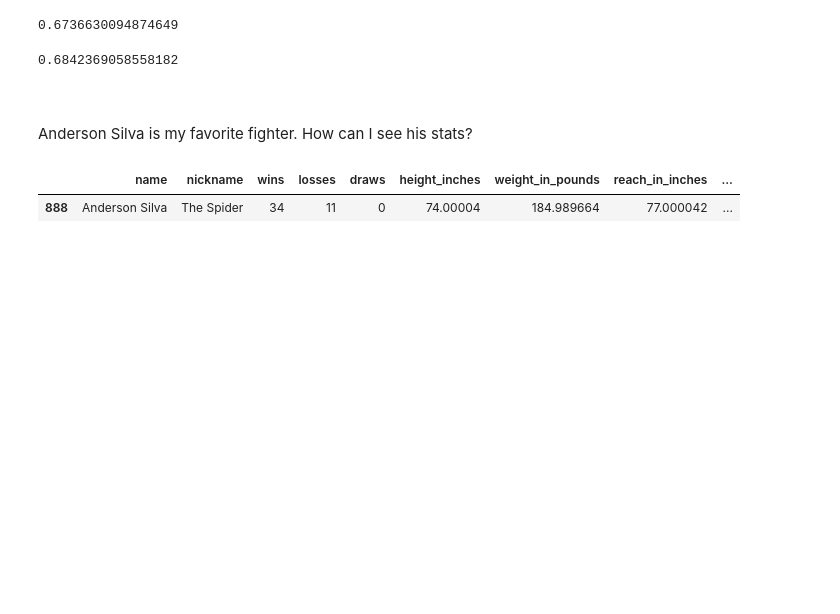
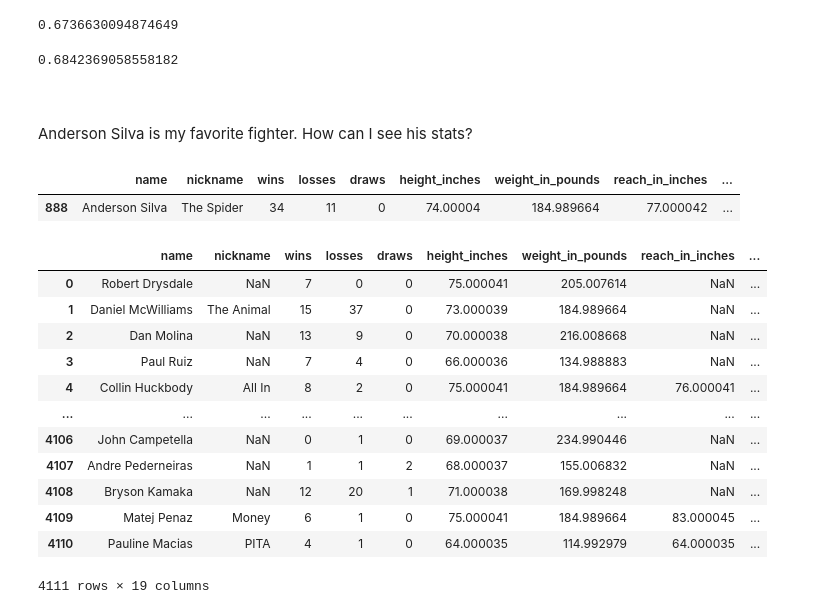
Before and after one commit to AlexShepherd/UFC-Data-Analysis, a Jupyter notebook: UFCProject.ipynb, the cells around one changed output. Saved outputs shown, nothing was run; the diff lists cells and outputs as text; code cells hidden in the pictures; blank space fills up the shorter version.

```diff
--- a/UFCProject.ipynb
+++ b/UFCProject.ipynb
@@ -186,0 +229,17 @@ data.loc[data['name'] == "Anderson Silva"]
+# %%
+# Display the DataFrame with the new 'weight_division' column
+data
+# %% [output]
+|  | name | nickname | wins | losses | draws | height_inches | weight_in_pounds | reach_in_inches | ... |
+| 0 | Robert Drysdale | NaN | 7 | 0 | 0 | 75.000041 | 205.007614 | NaN | ... |
+| 1 | Daniel McWilliams | The Animal | 15 | 37 | 0 | 73.000039 | 184.989664 | NaN | ... |
+| 2 | Dan Molina | NaN | 13 | 9 | 0 | 70.000038 | 216.008668 | NaN | ... |
+| 3 | Paul Ruiz | NaN | 7 | 4 | 0 | 66.000036 | 134.988883 | NaN | ... |
+| 4 | Collin Huckbody | All In | 8 | 2 | 0 | 75.000041 | 184.989664 | 76.000041 | ... |
+| ... | ... | ... | ... | ... | ... | ... | ... | ... | ... |
+| 4106 | John Campetella | NaN | 0 | 1 | 0 | 69.000037 | 234.990446 | NaN | ... |
+| 4107 | Andre Pederneiras | NaN | 1 | 1 | 2 | 68.000037 | 155.006832 | NaN | ... |
+| 4108 | Bryson Kamaka | NaN | 12 | 20 | 1 | 71.000038 | 169.998248 | NaN | ... |
+| 4109 | Matej Penaz | Money | 6 | 1 | 0 | 75.000041 | 184.989664 | 83.000045 | ... |
+| 4110 | Pauline Macias | PITA | 4 | 1 | 0 | 64.000035 | 114.992979 | 64.000035 | ... |
+4111 rows × 19 columns
```
Also changed, not shown: parts of 14 cells of this notebook.
